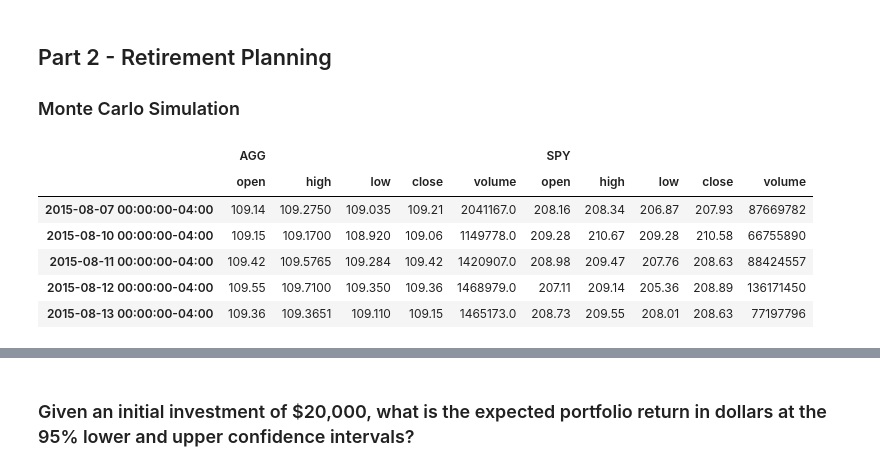
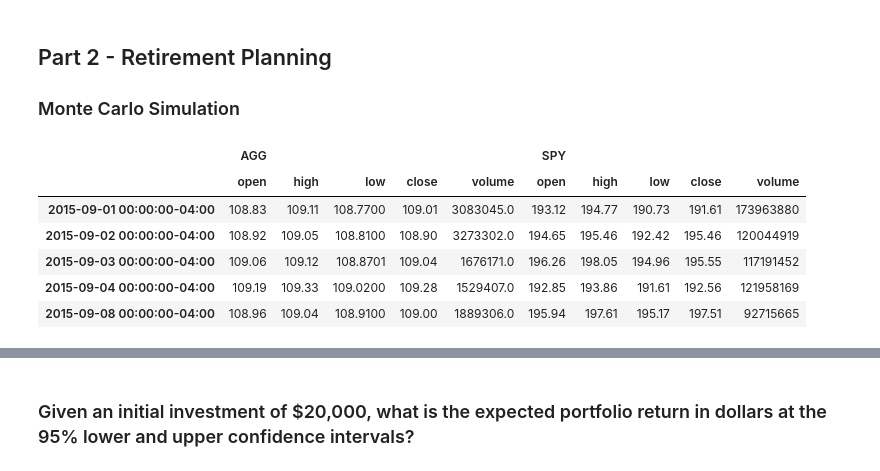
Before and after one commit to KPH3802/Financial_Planning, a Jupyter notebook: financial-planner.ipynb, the cells around one changed output, grey strips where cells are left out. Cells and saved outputs as stored; diff of their text form; code cells hidden in the pictures.

```diff
--- a/financial-planner.ipynb
+++ b/financial-planner.ipynb
@@ -144,20 +144,28 @@ Congratulations! You have enough money in your emergency fund.
 ### Monte Carlo Simulation
 # %%
 # Set start and end dates of five years back from today.
-# Sample results may vary from the solution based on the time frame chosen
-start_date = pd.Timestamp('2015-08-07', tz='America/New_York').isoformat()
-end_date = pd.Timestamp('2020-08-07', tz='America/New_York').isoformat()
+start_date = pd.Timestamp('2015-09-01', tz='America/New_York').isoformat()
+end_date = pd.Timestamp('2020-09-01', tz='America/New_York').isoformat()
 # %%
 # Get 5 years' worth of historical data for SPY and AGG
-# YOUR CODE HERE!
+tickers = ["AGG", "SPY"]
+
+timeframe = "1D"
+
+df_stock_data = alpaca.get_barset(
+    tickers,
+    timeframe,
+    start=start_date,
+    end=end_date
+).df
 
 # Display sample data
 df_stock_data.head()
 # %% [output]
 |  | AGG |  |  |  |  | SPY |  |  |  |  |
 |  | open | high | low | close | volume | open | high | low | close | volume |
-| 2015-08-07 00:00:00-04:00 | 109.14 | 109.2750 | 109.035 | 109.21 | 2041167.0 | 208.16 | 208.34 | 206.87 | 207.93 | 87669782 |
-| 2015-08-10 00:00:00-04:00 | 109.15 | 109.1700 | 108.920 | 109.06 | 1149778.0 | 209.28 | 210.67 | 209.28 | 210.58 | 66755890 |
-| 2015-08-11 00:00:00-04:00 | 109.42 | 109.5765 | 109.284 | 109.42 | 1420907.0 | 208.98 | 209.47 | 207.76 | 208.63 | 88424557 |
-| 2015-08-12 00:00:00-04:00 | 109.55 | 109.7100 | 109.350 | 109.36 | 1468979.0 | 207.11 | 209.14 | 205.36 | 208.89 | 136171450 |
-| 2015-08-13 00:00:00-04:00 | 109.36 | 109.3651 | 109.110 | 109.15 | 1465173.0 | 208.73 | 209.55 | 208.01 | 208.63 | 77197796 |
+| 2015-09-01 00:00:00-04:00 | 108.83 | 109.11 | 108.7700 | 109.01 | 3083045.0 | 193.12 | 194.77 | 190.73 | 191.61 | 173963880 |
+| 2015-09-02 00:00:00-04:00 | 108.92 | 109.05 | 108.8100 | 108.90 | 3273302.0 | 194.65 | 195.46 | 192.42 | 195.46 | 120044919 |
+| 2015-09-03 00:00:00-04:00 | 109.06 | 109.12 | 108.8701 | 109.04 | 1676171.0 | 196.26 | 198.05 | 194.96 | 195.55 | 117191452 |
+| 2015-09-04 00:00:00-04:00 | 109.19 | 109.33 | 109.0200 | 109.28 | 1529407.0 | 192.85 | 193.86 | 191.61 | 192.56 | 121958169 |
+| 2015-09-08 00:00:00-04:00 | 108.96 | 109.04 | 108.9100 | 109.00 | 1889306.0 | 195.94 | 197.61 | 195.17 | 197.51 | 92715665 |
```
Also changed, not shown: parts of 14 cells of this notebook, 2 other files.
